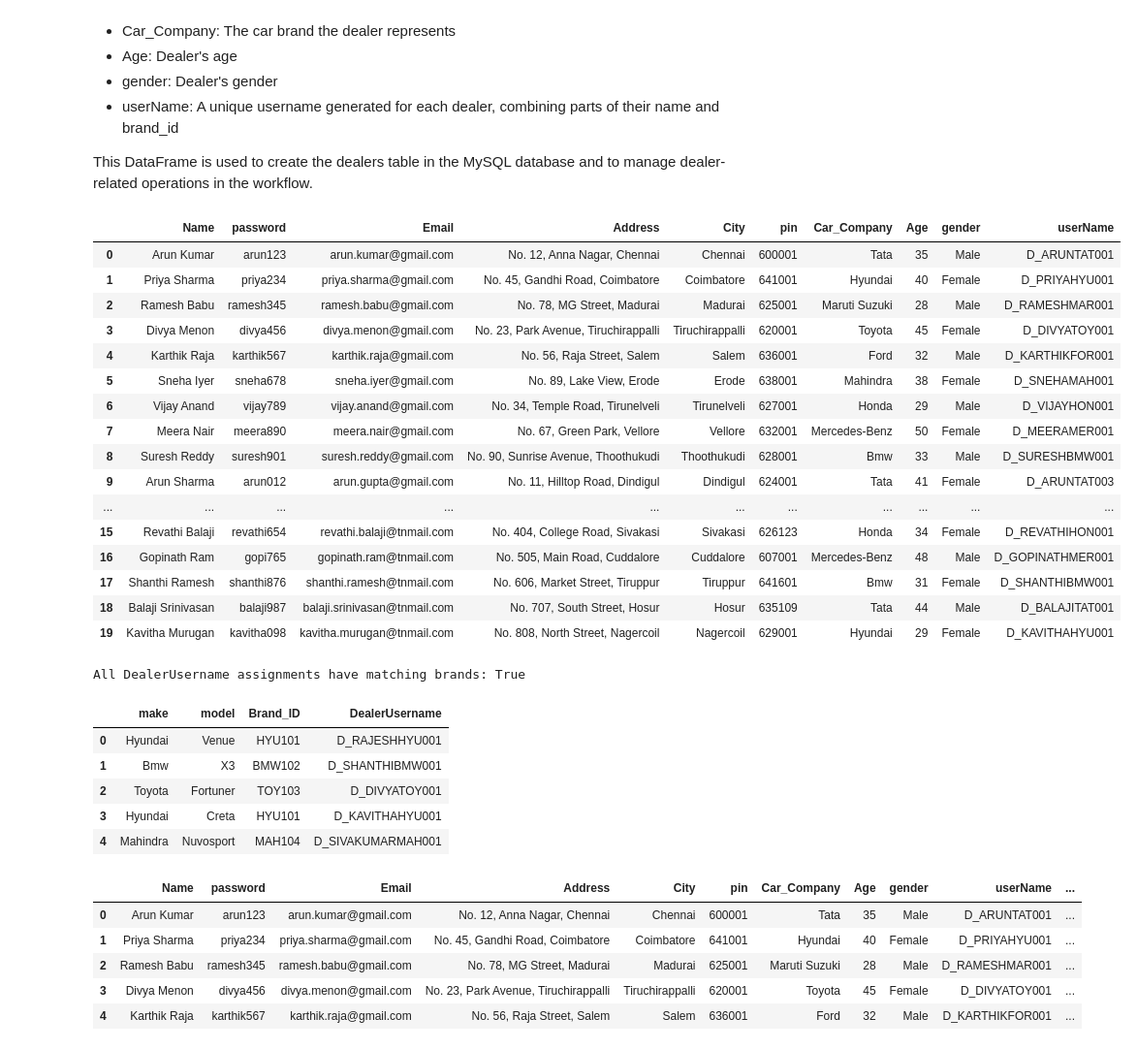
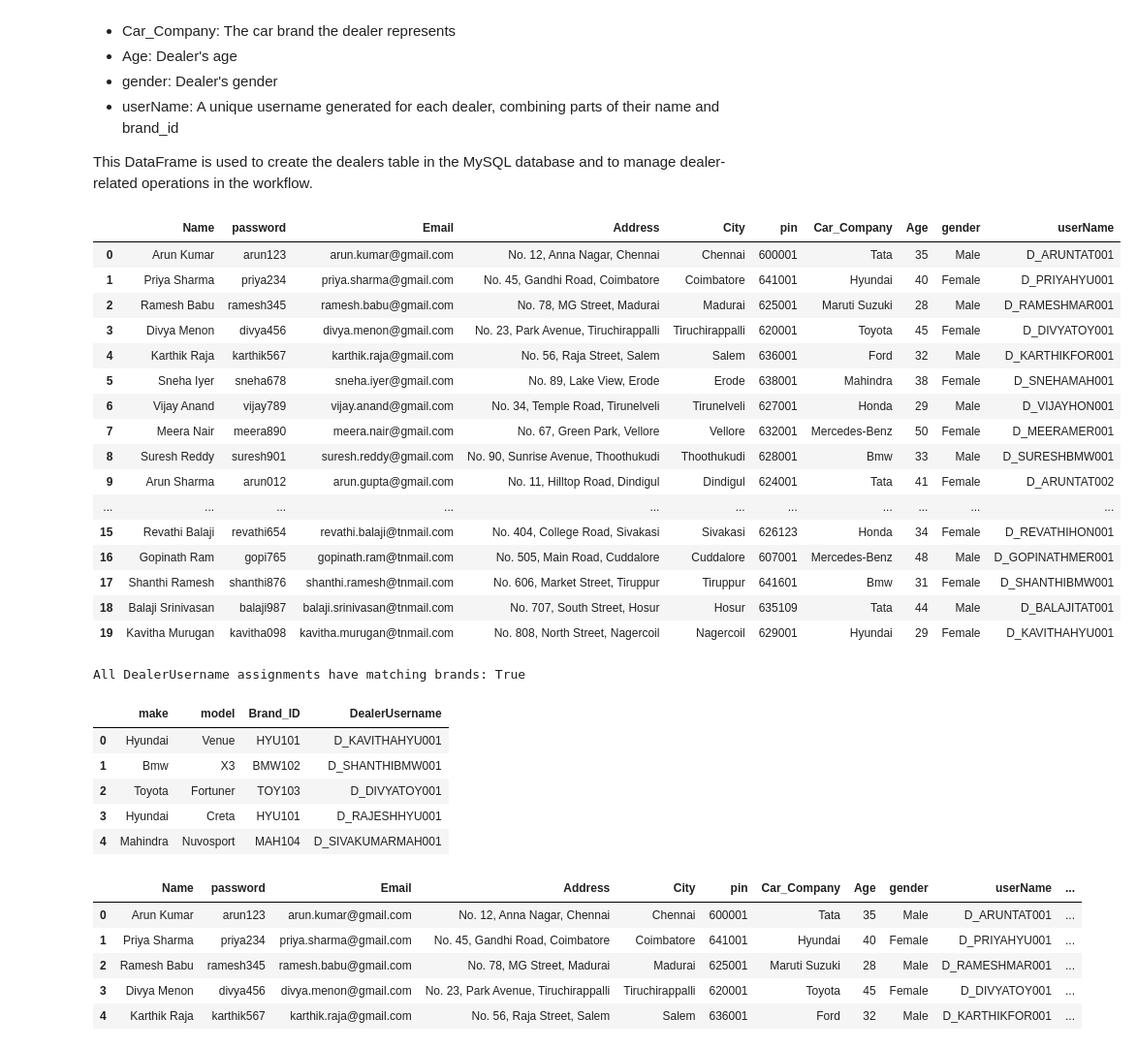
Before and after one commit to Hyperstrom/Velocity-Vehicles_DB, a Jupyter notebook: MakeDBSchema.ipynb, the cells around one changed output. Shown at 97% size. Saved outputs shown, nothing was run; the diff lists cells and outputs as text; code cells hidden in the pictures.

```diff
--- a/MakeDBSchema.ipynb
+++ b/MakeDBSchema.ipynb
@@ -254,8 +218,7 @@ Hydraulic Power       18
 Electro-Hydraulic     12
 Name: count, dtype: int64
 # %%
-# Remove rows where Power_steering is 'Undefined Powered' or 'Non Powered'
-df = df[df['Power_steering'].isin(['Undefined Powered', 'Non Powered'])].reset_index(drop=True)
+df = df[~df['Power_steering'].isin(['Non Powered', 'Undefined Powered'])].reset_index(drop=True)
 # %%
 print(df['Power_steering'].value_counts())
 # %% [output]
@@ -376,7 +339,7 @@ def generate_dealer_usernames(df):
     for base in base_usernames:
         count = username_counts.get(base, 0)
         # Odd numbers: 001, 003, 005, ...
-        num = 1 + 2 * count
+        num = 1 + count
         usernames.append(f"{base}{str(num).zfill(3)}")
         username_counts[base] = count + 1
     return usernames
@@ -434,34 +397,34 @@ dealers_data = {
         'Male', 'Female', 'Male', 'Female', 'Male', 'Female', 'Male', 'Female', 'Male', 'Female'
     ]
 }
 
 # Create the DataFrame
 dealers_df = pd.DataFrame(dealers_data)
 
 # Map Car_Company to brand_id using car_brands DataFrame
 brand_id_map = dict(zip(car_brands['make'], car_brands['brand_id']))
 dealers_df['brand_id'] = dealers_df['Car_Company'].map(brand_id_map)
 
 
 # Generate userName using the custom function
 dealers_df['userName'] = generate_dealer_usernames(dealers_df)
 
 
 dealers_df.drop(['brand_id'], axis=1, inplace=True)
 # Display the dealers DataFrame
 dealers_df
 # %% [output]
 |  | Name | password | Email | Address | City | pin | Car_Company | Age | gender | userName |
 | 0 | Arun Kumar | arun123 | arun.kumar@gmail.com | No. 12, Anna Nagar, Chennai | Chennai | 600001 | Tata | 35 | Male | D_ARUNTAT001 |
 | 1 | Priya Sharma | priya234 | priya.sharma@gmail.com | No. 45, Gandhi Road, Coimbatore | Coimbatore | 641001 | Hyundai | 40 | Female | D_PRIYAHYU001 |
 | 2 | Ramesh Babu | ramesh345 | ramesh.babu@gmail.com | No. 78, MG Street, Madurai | Madurai | 625001 | Maruti Suzuki | 28 | Male | D_RAMESHMAR001 |
 | 3 | Divya Menon | divya456 | divya.menon@gmail.com | No. 23, Park Avenue, Tiruchirappalli | Tiruchirappalli | 620001 | Toyota | 45 | Female | D_DIVYATOY001 |
 | 4 | Karthik Raja | karthik567 | karthik.raja@gmail.com | No. 56, Raja Street, Salem | Salem | 636001 | Ford | 32 | Male | D_KARTHIKFOR001 |
 | 5 | Sneha Iyer | sneha678 | sneha.iyer@gmail.com | No. 89, Lake View, Erode | Erode | 638001 | Mahindra | 38 | Female | D_SNEHAMAH001 |
 | 6 | Vijay Anand | vijay789 | vijay.anand@gmail.com | No. 34, Temple Road, Tirunelveli | Tirunelveli | 627001 | Honda | 29 | Male | D_VIJAYHON001 |
 | 7 | Meera Nair | meera890 | meera.nair@gmail.com | No. 67, Green Park, Vellore | Vellore | 632001 | Mercedes-Benz | 50 | Female | D_MEERAMER001 |
 | 8 | Suresh Reddy | suresh901 | suresh.reddy@gmail.com | No. 90, Sunrise Avenue, Thoothukudi | Thoothukudi | 628001 | Bmw | 33 | Male | D_SURESHBMW001 |
-| 9 | Arun Sharma | arun012 | arun.gupta@gmail.com | No. 11, Hilltop Road, Dindigul | Dindigul | 624001 | Tata | 41 | Female | D_ARUNTAT003 |
+| 9 | Arun Sharma | arun012 | arun.gupta@gmail.com | No. 11, Hilltop Road, Dindigul | Dindigul | 624001 | Tata | 41 | Female | D_ARUNTAT002 |
 | ... | ... | ... | ... | ... | ... | ... | ... | ... | ... | ... |
 | 15 | Revathi Balaji | revathi654 | revathi.balaji@tnmail.com | No. 404, College Road, Sivakasi | Sivakasi | 626123 | Honda | 34 | Female | D_REVATHIHON001 |
 | 16 | Gopinath Ram | gopi765 | gopinath.ram@tnmail.com | No. 505, Main Road, Cuddalore | Cuddalore | 607001 | Mercedes-Benz | 48 | Male | D_GOPINATHMER001 |
@@ -509,10 +472,10 @@ df[['make', 'model', 'Brand_ID', 'DealerUsername']].head()
 # %% [output]
 All DealerUsername assignments have matching brands: True
 |  | make | model | Brand_ID | DealerUsername |
-| 0 | Hyundai | Venue | HYU101 | D_RAJESHHYU001 |
+| 0 | Hyundai | Venue | HYU101 | D_KAVITHAHYU001 |
 | 1 | Bmw | X3 | BMW102 | D_SHANTHIBMW001 |
 | 2 | Toyota | Fortuner | TOY103 | D_DIVYATOY001 |
-| 3 | Hyundai | Creta | HYU101 | D_KAVITHAHYU001 |
+| 3 | Hyundai | Creta | HYU101 | D_RAJESHHYU001 |
 | 4 | Mahindra | Nuvosport | MAH104 | D_SIVAKUMARMAH001 |
 # %%
 # Replace Car_Company in dealers_df with the corresponding brand_id from car_brands
```
Also changed, not shown: parts of 7 cells of this notebook, 2 other files.
